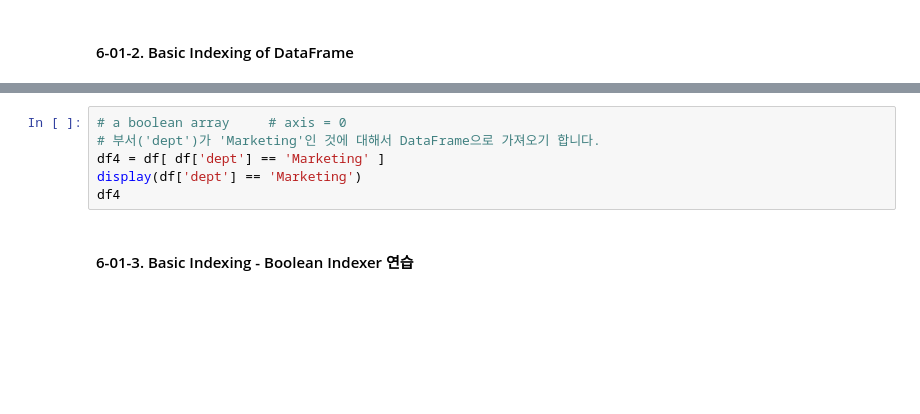
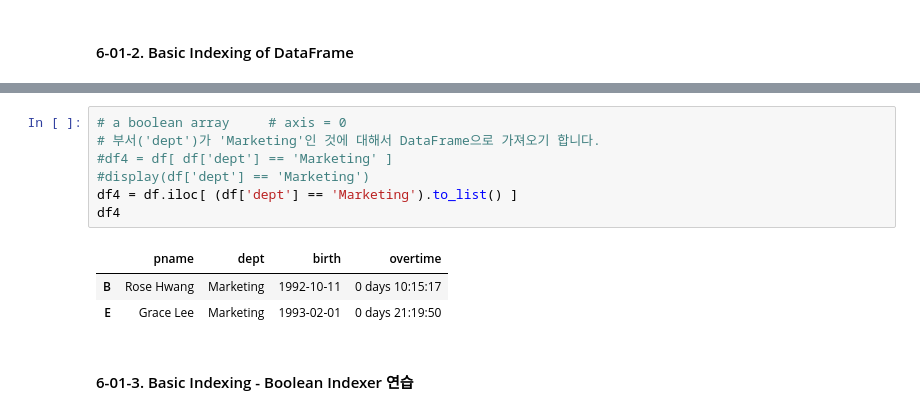
Before and after one commit to oms1226/20201130_python_farmingindustry, a Jupyter notebook: 3week/Python_for_AI_Pandas_PART1_LAB1215.ipynb, the cells around one changed output, grey strips where cells are left out. Cells and saved outputs as stored; diff of their text form; blank space fills up the shorter version.

```diff
--- a/3week/Python_for_AI_Pandas_PART1_LAB1215.ipynb
+++ b/3week/Python_for_AI_Pandas_PART1_LAB1215.ipynb
@@ -1504,9 +1669,14 @@ display(df3)
 # %%
 # a boolean array     # axis = 0
 # 부서('dept')가 'Marketing'인 것에 대해서 DataFrame으로 가져오기 합니다.
-df4 = df[ df['dept'] == 'Marketing' ]
-display(df['dept'] == 'Marketing')
+#df4 = df[ df['dept'] == 'Marketing' ]
+#display(df['dept'] == 'Marketing')
+df4 = df.iloc[ (df['dept'] == 'Marketing').to_list() ]
 df4
+# %% [output]
+|  | pname | dept | birth | overtime |
+| B | Rose Hwang | Marketing | 1992-10-11 | 0 days 10:15:17 |
+| E | Grace Lee | Marketing | 1993-02-01 | 0 days 21:19:50 |
 # %% [markdown]
 #### 6-01-3. Basic Indexing - Boolean Indexer 연습
 # %%
```
Also changed, not shown: parts of 29 cells of this notebook, 5 other files.
